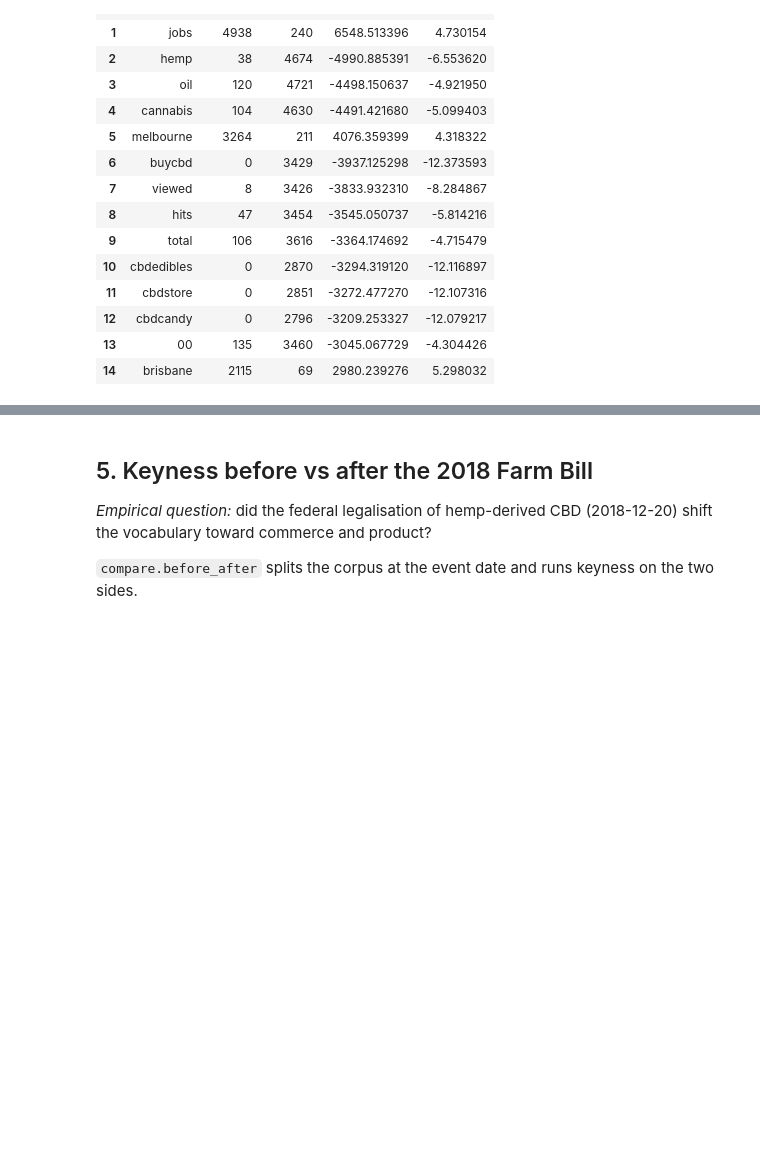
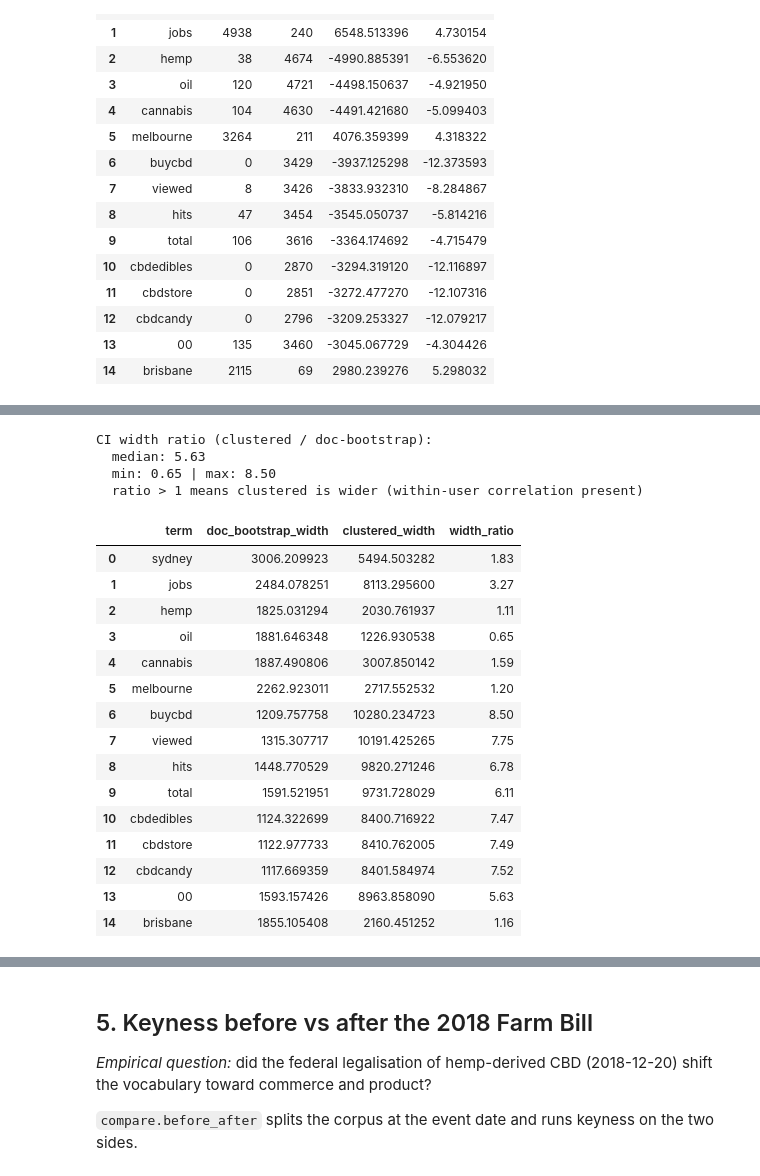
Before and after one commit to jturner-uofl/pycorpdiff, a Jupyter notebook: examples/cbd_case_study.ipynb, the cells around one changed output, grey strips where cells are left out. Cells and saved outputs as stored; diff of their text form; code cells hidden in the pictures; blank space fills up the shorter version.

```diff
--- a/examples/cbd_case_study.ipynb
+++ b/examples/cbd_case_study.ipynb
@@ -638,0 +766,38 @@ surfacing as *late*-distinctive, would undercut the sense-change claim.
+# %%
+# Compare clustered-bootstrap CI widths to doc-bootstrap CI widths on the
+# same top-15 terms. Clustered should be >= doc-bootstrap; if clustered
+# is much wider, the §4 evidence is partly within-account artefact.
+_doc_widths = (ekey_ci.to_df().head(15)
+               .assign(width=lambda d: d['g2_ci_upper'] - d['g2_ci_lower'])
+               [['term', 'width']].rename(columns={'width': 'doc_bootstrap_width'}))
+_cl_widths = (ekey_cluster.to_df().head(15)
+              .assign(width=lambda d: d['g2_ci_upper'] - d['g2_ci_lower'])
+              [['term', 'width']].rename(columns={'width': 'clustered_width'}))
+_w = _doc_widths.merge(_cl_widths, on='term', how='inner')
+_w['width_ratio'] = (_w['clustered_width'] / _w['doc_bootstrap_width']).round(2)
+print(f"\nCI width ratio (clustered / doc-bootstrap):")
+print(f"  median: {_w['width_ratio'].median():.2f}")
+print(f"  min: {_w['width_ratio'].min():.2f} | max: {_w['width_ratio'].max():.2f}")
+print(f"  ratio > 1 means clustered is wider (within-user correlation present)")
+_w
+# %% [output]
+CI width ratio (clustered / doc-bootstrap):
+  median: 5.63
+  min: 0.65 | max: 8.50
+  ratio > 1 means clustered is wider (within-user correlation present)
+|  | term | doc_bootstrap_width | clustered_width | width_ratio |
+| 0 | sydney | 3006.209923 | 5494.503282 | 1.83 |
+| 1 | jobs | 2484.078251 | 8113.295600 | 3.27 |
+| 2 | hemp | 1825.031294 | 2030.761937 | 1.11 |
+| 3 | oil | 1881.646348 | 1226.930538 | 0.65 |
+| 4 | cannabis | 1887.490806 | 3007.850142 | 1.59 |
+| 5 | melbourne | 2262.923011 | 2717.552532 | 1.20 |
+| 6 | buycbd | 1209.757758 | 10280.234723 | 8.50 |
+| 7 | viewed | 1315.307717 | 10191.425265 | 7.75 |
+| 8 | hits | 1448.770529 | 9820.271246 | 6.78 |
+| 9 | total | 1591.521951 | 9731.728029 | 6.11 |
+| 10 | cbdedibles | 1124.322699 | 8400.716922 | 7.47 |
+| 11 | cbdstore | 1122.977733 | 8410.762005 | 7.49 |
+| 12 | cbdcandy | 1117.669359 | 8401.584974 | 7.52 |
+| 13 | 00 | 1593.157426 | 8963.858090 | 5.63 |
+| 14 | brisbane | 1855.105408 | 2160.451252 | 1.16 |
```
Also changed, not shown: parts of 19 cells of this notebook, 2 other files.
